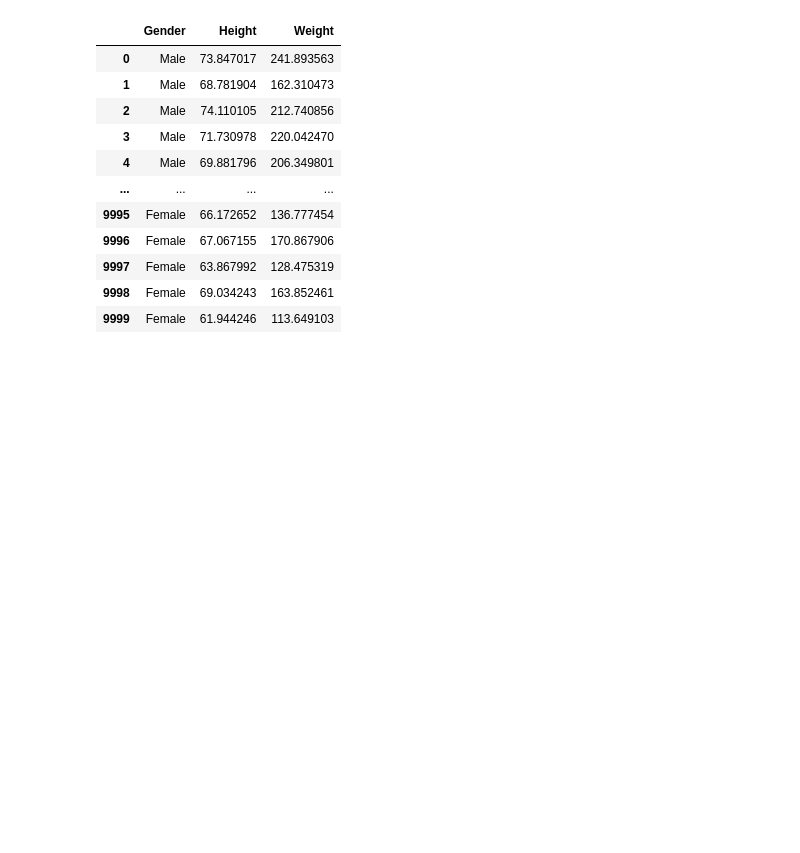
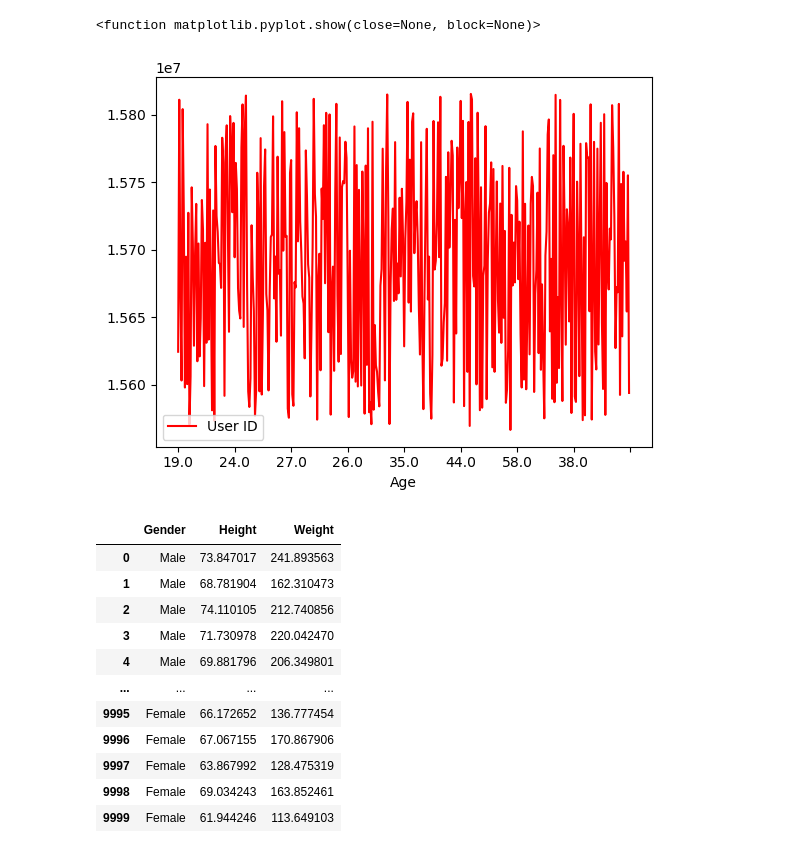
Before and after one commit to SohelP786/Foundation-Of-Data-Science, a Jupyter notebook: slip2.ipynb, the cells around one changed output. Saved outputs shown, nothing was run; the diff lists cells and outputs as text; code cells hidden in the pictures; blank space fills up the shorter version.

```diff
--- a/slip2.ipynb
+++ b/slip2.ipynb
@@ -35,0 +1,15 @@ mt.show
+# %%
+#Write a Python program for Handling Missing Value. Replace missing value of salary,
+#age column with mean of that column.(Use Data.csv file)
+import pandas as pd
+import numpy as np
+data=pd.read_csv('E:/User_Data.csv')
+data
+
+#replace missing value with their mean
+#salery
+data['EstimatedSalary']=data['EstimatedSalary'].fillna(data['EstimatedSalary'].mean)
+print(data)
+#age
+data['Age']=data['Age'].fillna(data['Age'].mean)
+print(data)
@@ -36,3 +34,11 @@ mt.show
+# %%
+#) Write a Python program to generate a line plot of name Vs salary
+import matplotlib.pyplot as plt
+data.plot(x='Age',y='User ID',color='r')
+plt.show
+# %% [output]
+<function matplotlib.pyplot.show(close=None, block=None)>
+[figure, added]
 # %%
 # Download the heights and weights dataset and load the dataset froma given csv file into a
 #dataframe. Print the first, last 10 rows and random 20 rows also display shape of the
```
Also changed, not shown: parts of 4 cells of this notebook, 10 other files.
